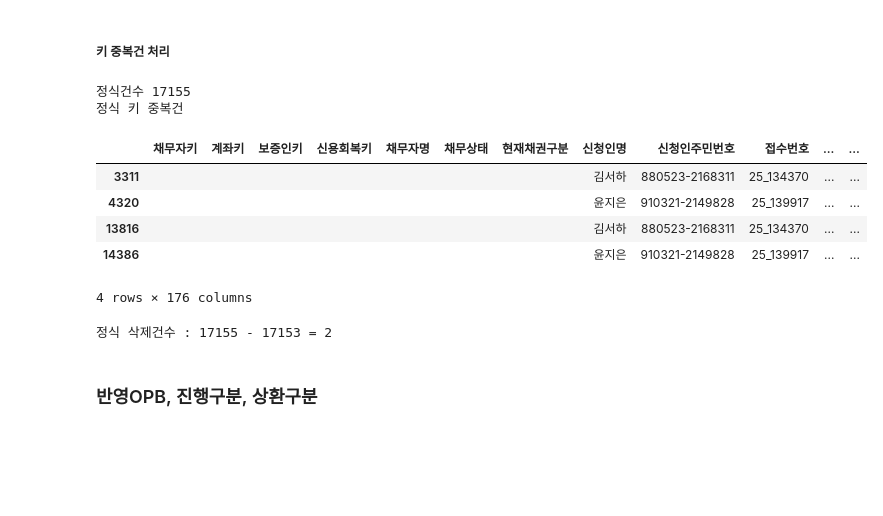
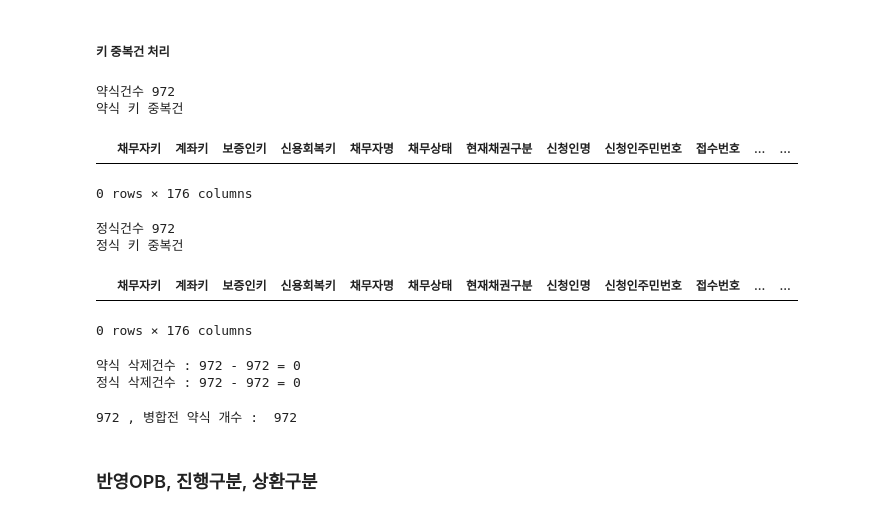
Before and after one commit to jbmyou/company_work, a Jupyter notebook: fileNaming/자산정리/2.전산_자산정리_신용회복_약식merge.ipynb, the cells around one changed output. Saved outputs shown, nothing was run; the diff lists cells and outputs as text; code cells hidden in the pictures; blank space fills up the shorter version.

```diff
--- a/fileNaming/자산정리/2.전산_자산정리_신용회복_약식merge.ipynb
+++ b/fileNaming/자산정리/2.전산_자산정리_신용회복_약식merge.ipynb
@@ -33,9 +33,9 @@ account_dtype = {'채무자키':str, '계좌키':str, '타채무자키':str}
 # 계좌별 진행상황 파일 읽기
 path_base = r"D:\3.자산\신용회복\신용회복 전체데이터\계좌별 진행상황"
 ########################################################
-약식병합 = False ############# 금요일(일요일)이 컷오프가 아니라면 약식병합해야-------
-basedate = "250831" # 정식 업로드결과 파일 날짜 컷오프일에 맞춰 수정
-company = "솔림"  # 솔림 or 대성
+약식병합 = True ############# 금요일(일요일)이 컷오프가 아니라면 약식병합해야-------
+basedate = "250930" # 정식 업로드결과 파일 날짜 컷오프일에 맞춰 수정
+company = "대성"  # 솔림 or 대성
 basedate_계좌 = basedate # "yymmdd" 또는 basedate ######################## 계좌조회새창 받기 전이면 전달로
 ########################################################
 
@@ -70,30 +70,28 @@ grt = pd.read_parquet(functions.키워드로파일명찾기(dir_account, "보증
 # %%
 # 재시작 위해 복사본 만들기
 if 약식병합 :
     약식 = 약식_ori.copy()
     print("약식건수", len(약식))
     # 키값에 중복건 있는지 확인, merge때문에 약식, 정식 모두 해야함
     약식["pk"] = 약식.신청인명 + 약식.신청인주민번호 + 약식.접수번호 + 약식.계좌번호
-    print("약식 키 중복건")
-    display(약식[약식.pk.duplicated(keep=False)])
+    functions.display_with_explain(약식[약식.pk.duplicated(keep=False)],"약식 키 중복건")
 
 정식 = 정식_ori.copy()
 print("정식건수", len(정식))
 
 정식["pk"] = 정식.신청인명 + 정식.신청인주민번호 + 정식.접수번호 + 정식.계좌번호
-print("정식 키 중복건")
-display(정식[정식.pk.duplicated(keep=False)])
+functions.display_with_explain(정식[정식.pk.duplicated(keep=False)],"정식 키 중복건")
 
 account = account_ori[["계좌키","채무자키","메모"]].copy()
 # %% [output]
-정식건수 17155
-정식 키 중복건
+약식건수 972
+약식 키 중복건
 |  | 채무자키 | 계좌키 | 보증인키 | 신용회복키 | 채무자명 | 채무상태 | 현재채권구분 | 신청인명 | 신청인주민번호 | 접수번호 | ... | ... |
-| 3311 |  |  |  |  |  |  |  | 김서하 | 880523-2168311 | 25_134370 | ... | ... |
-| 4320 |  |  |  |  |  |  |  | 윤지은 | 910321-2149828 | 25_139917 | ... | ... |
-| 13816 |  |  |  |  |  |  |  | 김서하 | 880523-2168311 | 25_134370 | ... | ... |
-| 14386 |  |  |  |  |  |  |  | 윤지은 | 910321-2149828 | 25_139917 | ... | ... |
-4 rows × 176 columns
+0 rows × 176 columns
+정식건수 972
+정식 키 중복건
+|  | 채무자키 | 계좌키 | 보증인키 | 신용회복키 | 채무자명 | 채무상태 | 현재채권구분 | 신청인명 | 신청인주민번호 | 접수번호 | ... | ... |
+0 rows × 176 columns
 # %%
 # 둘 중 하나 작업 ####################################################################
 # 1) 키값 입력(채권신고전) - 키값은 중복 제거 후 아래 채무자키 계좌키 없는 거에서 해도 됨, 채권신고전은 채권신고전으로 됨
@@ -111,7 +109,8 @@ if 약식병합 :
     print(f'약식 삭제건수 : {약식_삭제전} - {약식_삭제후} = {약식_삭제전-약식_삭제후}')
 print(f'정식 삭제건수 : {정식_삭제전} - {정식_삭제후} = {정식_삭제전-정식_삭제후}')
 # %% [output]
-정식 삭제건수 : 17155 - 17153 = 2
+약식 삭제건수 : 972 - 972 = 0
+정식 삭제건수 : 972 - 972 = 0
 # %%
 # 포함 & 실효 but 실효일 없음 -> 정상이행으로(실효예정일뿐)
 # (기준일 오후 5:30 이후에 받은 자료일 때만 정확.)
@@ -147,6 +146,8 @@ if 약식병합 :
 
 else :
         raw = 정식
+# %% [output]
+972 , 병합전 약식 개수 :  972
 # %%
 # 신용회복 자료와 칼럼 순서 맞추기 : 재난상환유예를 특별면책 뒤, 특례지원 앞으로
 cols = ["채무자키","계좌키","보증인키","신용회복키","신청인명","신청인주민번호","접수번호","거래일","계좌번호","심의차수","신청인진행상태","계좌진행상태내용","실효/완제/합의서포기일자",
```
Also changed, not shown: parts of 11 cells of this notebook, 7 other files.
